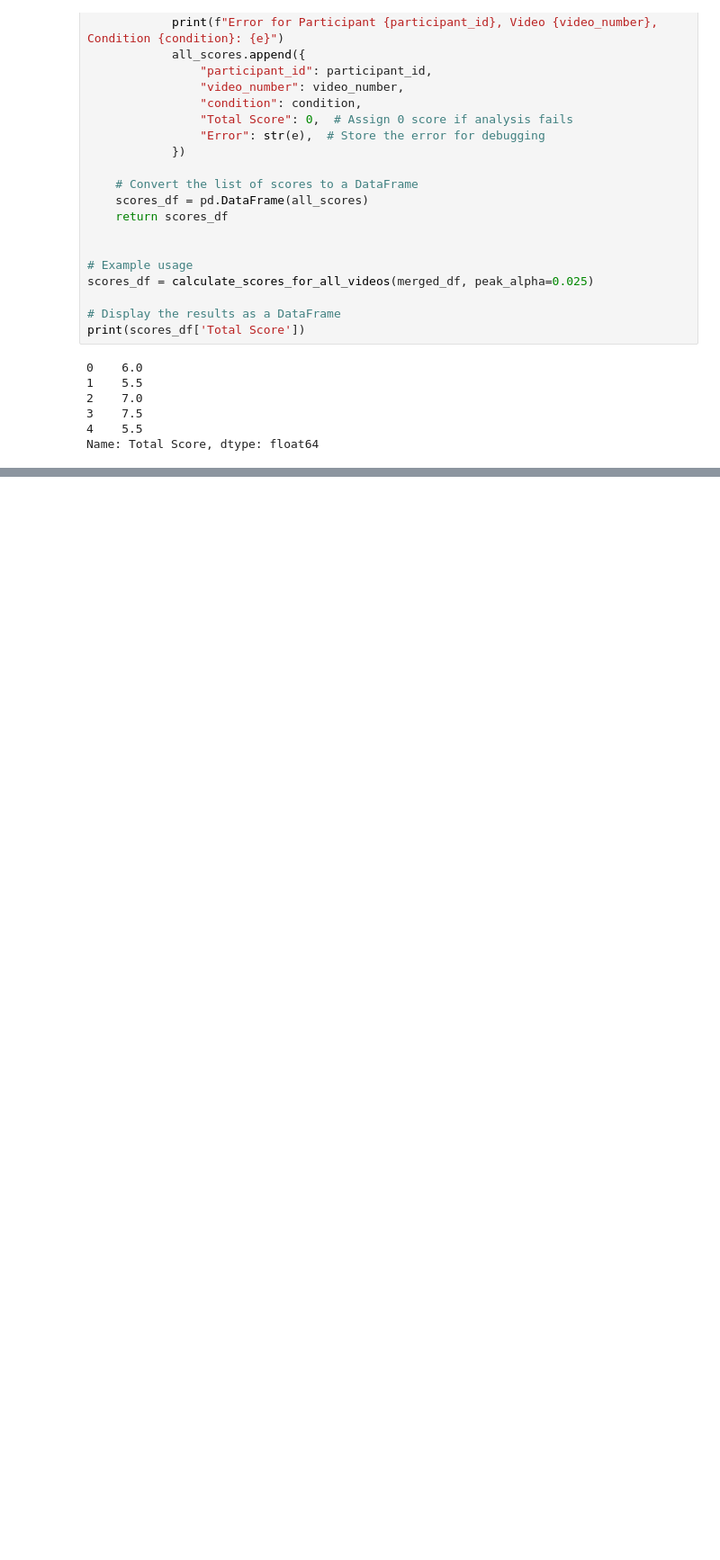
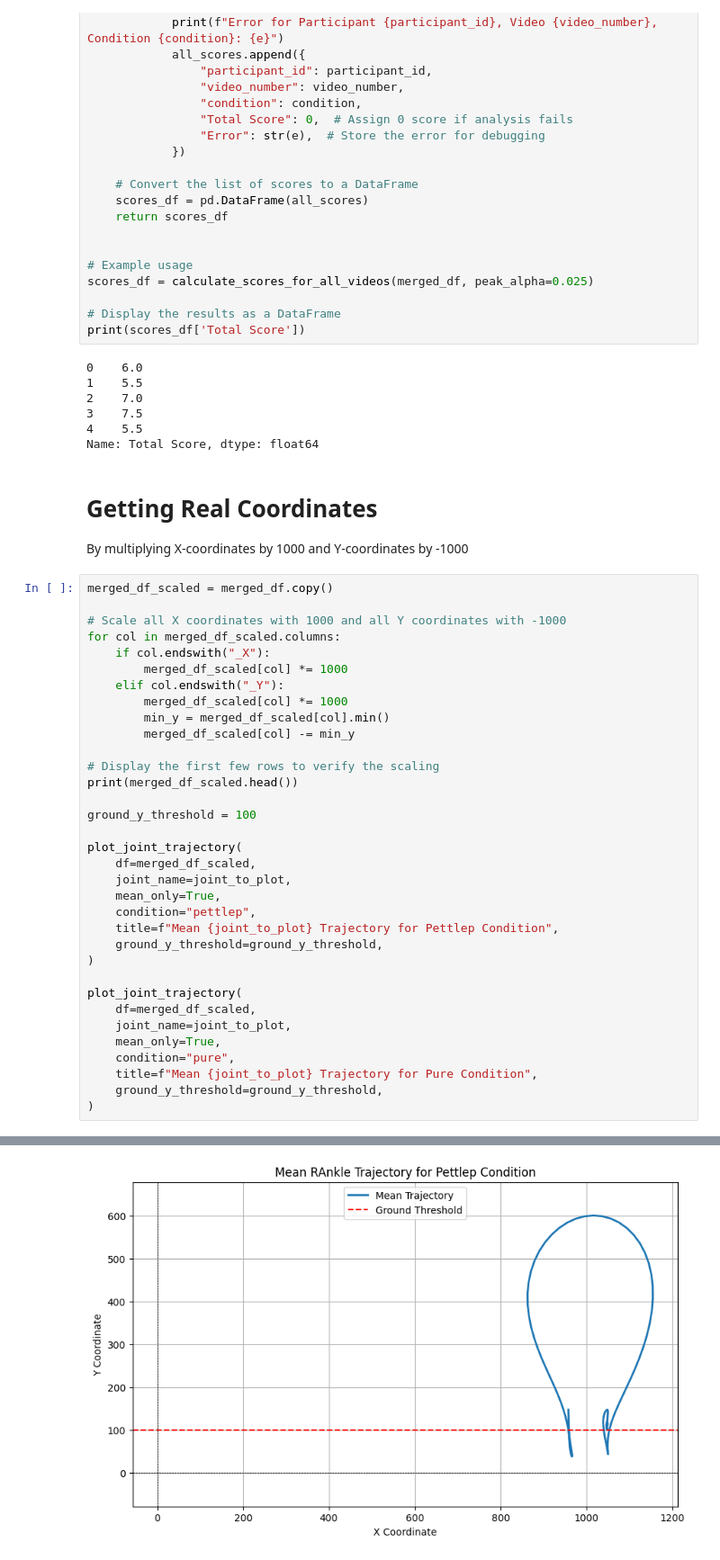
Before and after one commit to Niels-Engedal/GymTracker, a Jupyter notebook: Scripts/analysis_notebook.ipynb, the cells around one changed output, grey strips where cells are left out. Shown at 90% size. Cells and saved outputs as stored; diff of their text form; blank space fills up the shorter version.

Commit message:
Sort of made trajectory overlay work

```diff
--- a/Scripts/analysis_notebook.ipynb
+++ b/Scripts/analysis_notebook.ipynb
@@ -738,3 +743,41 @@ print(scores_df['Total Score'])
 3    7.5
 4    5.5
 Name: Total Score, dtype: float64
+# %% [markdown]
+# Getting Real Coordinates
+By multiplying X-coordinates by 1000 and Y-coordinates by -1000
+# %%
+merged_df_scaled = merged_df.copy()
+
+# Scale all X coordinates with 1000 and all Y coordinates with -1000
+for col in merged_df_scaled.columns:
+    if col.endswith("_X"):
+        merged_df_scaled[col] *= 1000
+    elif col.endswith("_Y"):
+        merged_df_scaled[col] *= 1000
+        min_y = merged_df_scaled[col].min()
+        merged_df_scaled[col] -= min_y
+
+# Display the first few rows to verify the scaling
+print(merged_df_scaled.head())
+
+ground_y_threshold = 100
+
+plot_joint_trajectory(
+    df=merged_df_scaled,
+    joint_name=joint_to_plot,
+    mean_only=True,
+    condition="pettlep",
+    title=f"Mean {joint_to_plot} Trajectory for Pettlep Condition",
+    ground_y_threshold=ground_y_threshold,
+)
+
+plot_joint_trajectory(
+    df=merged_df_scaled,
+    joint_name=joint_to_plot,
+    mean_only=True,
+    condition="pure",
+    title=f"Mean {joint_to_plot} Trajectory for Pure Condition",
+    ground_y_threshold=ground_y_threshold,
+)
+# %% [output]
@@ -740,0 +801 @@ Name: Total Score, dtype: float64
+[figure, added]
```
Also changed, not shown: parts of 10 cells of this notebook, 7 other files.
